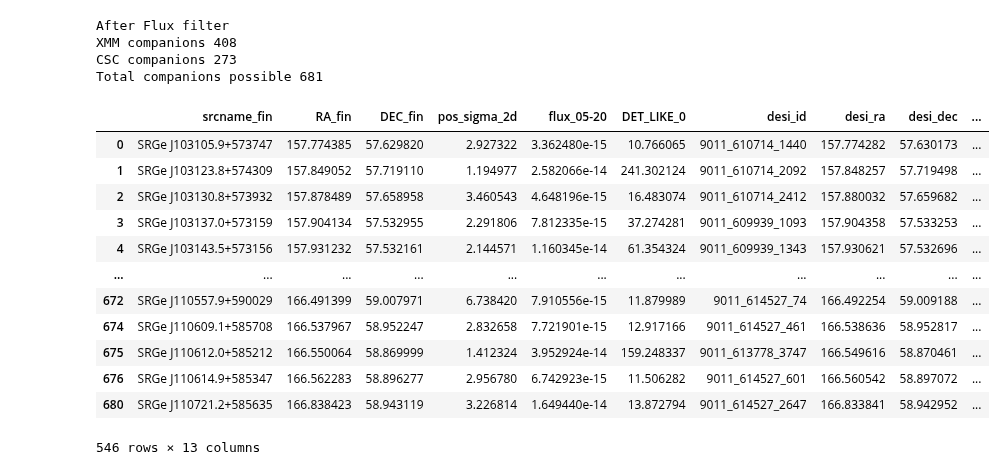
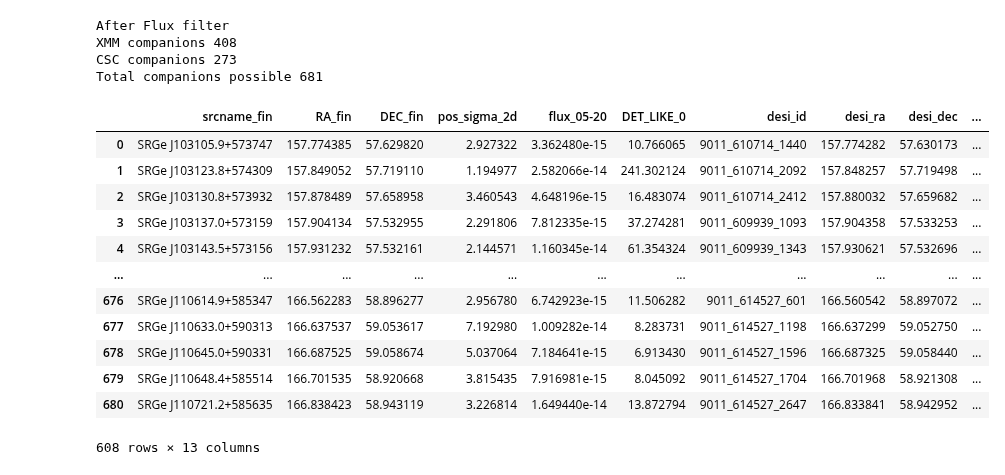
Before and after one commit to SergeiDBykov/lockman_hole, a Jupyter notebook: 2_desi-validation-catalog/1_validation-counterparts.ipynb, the cells around one changed output. Saved outputs shown, nothing was run; the diff lists cells and outputs as text; code cells hidden in the pictures.

```diff
--- a/2_desi-validation-catalog/1_validation-counterparts.ipynb
+++ b/2_desi-validation-catalog/1_validation-counterparts.ipynb
@@ -252,6 +186,5 @@ srg_names = {
 # Каталог ERO (9500)
 ero_df = pd.read_pickle(data_path+'ERO_lhpv_03_23_sd01_a15_g14.pkl') #TODO note the ero catalog that you are using!
 #ero_df = pd.read_pickle(data_path+'ERO_lhpv_03_23_sd01_a15_g14_orig.pkl')
-ero_df = xray_filtration(ero_df, DL_thresh=6, EL_thresh=6)
 ero_df.sample(5)
 # %% [output]
@@ -564,39 +495,38 @@ n_desi_ctps = final_ctps.groupby('srcname_fin')['desi_id'].transform(lambda x: l
 final_ctps['n_desi_ctps'] = n_desi_ctps
 
 
 final_ctps = final_ctps.query('( n_x_ray_det == 1 ) | ( n_x_ray_det==2 & n_desi_ctps == 1 )')
 ## final_ctps.query('( n_x_ray_det == 1 ) | ( n_x_ray_det==2 & n_desi_ctps == 1 )') - opposite of this
 
 
 final_ctps.drop_duplicates(subset=['srcname_fin', 'desi_id'], inplace=True)
 
 
 final_ctps = add_separation_columns(final_ctps, colname_ra1 = 'RA_fin', colname_dec1 = 'DEC_fin', colname_ra2 = 'desi_ra', colname_dec2 = 'desi_dec', colname = 'sep_ero_desi')
-#final_ctps_cut = final_ctps.query("sep_ero_desi/pos_sigma_2d<3.5")
-#print('CUT HAS BEEN MADE AT sep_ero_desi/pos_sigma_2d<3.5')
-final_ctps_cut = final_ctps.query("DET_LIKE_0>10")
+
+final_ctps_cut = final_ctps
 
 
 # #save final_ctps_csv to csv
 final_ctps_csv = final_ctps_cut[['srcname_fin', 'desi_id']]
 final_ctps_csv.rename(columns={'srcname_fin':'ID'}, inplace=True)
 final_ctps_csv.rename(columns={'desi_id':'desi_id_true_ctp'}, inplace=True)
 final_ctps_csv.ID = final_ctps_csv.ID.str.encode('utf-8')
 final_ctps_csv.desi_id_true_ctp = final_ctps_csv.desi_id_true_ctp.str.encode('utf-8')
 final_ctps_csv.to_pickle(data_path+'validation_ctps_ero_desi_lh_no_hostless.pkl')
 
 final_ctps_cut
 # %% [output]
 |  | srcname_fin | RA_fin | DEC_fin | pos_sigma_2d | flux_05-20 | DET_LIKE_0 | desi_id | desi_ra | desi_dec | ... |
 | 0 | SRGe J103105.9+573747 | 157.774385 | 57.629820 | 2.927322 | 3.362480e-15 | 10.766065 | 9011_610714_1440 | 157.774282 | 57.630173 | ... |
 | 1 | SRGe J103123.8+574309 | 157.849052 | 57.719110 | 1.194977 | 2.582066e-14 | 241.302124 | 9011_610714_2092 | 157.848257 | 57.719498 | ... |
 | 2 | SRGe J103130.8+573932 | 157.878489 | 57.658958 | 3.460543 | 4.648196e-15 | 16.483074 | 9011_610714_2412 | 157.880032 | 57.659682 | ... |
 | 3 | SRGe J103137.0+573159 | 157.904134 | 57.532955 | 2.291806 | 7.812335e-15 | 37.274281 | 9011_609939_1093 | 157.904358 | 57.533253 | ... |
 | 4 | SRGe J103143.5+573156 | 157.931232 | 57.532161 | 2.144571 | 1.160345e-14 | 61.354324 | 9011_609939_1343 | 157.930621 | 57.532696 | ... |
 | ... | ... | ... | ... | ... | ... | ... | ... | ... | ... | ... |
-| 672 | SRGe J110557.9+590029 | 166.491399 | 59.007971 | 6.738420 | 7.910556e-15 | 11.879989 | 9011_614527_74 | 166.492254 | 59.009188 | ... |
-| 674 | SRGe J110609.1+585708 | 166.537967 | 58.952247 | 2.832658 | 7.721901e-15 | 12.917166 | 9011_614527_461 | 166.538636 | 58.952817 | ... |
-| 675 | SRGe J110612.0+585212 | 166.550064 | 58.869999 | 1.412324 | 3.952924e-14 | 159.248337 | 9011_613778_3747 | 166.549616 | 58.870461 | ... |
 | 676 | SRGe J110614.9+585347 | 166.562283 | 58.896277 | 2.956780 | 6.742923e-15 | 11.506282 | 9011_614527_601 | 166.560542 | 58.897072 | ... |
+| 677 | SRGe J110633.0+590313 | 166.637537 | 59.053617 | 7.192980 | 1.009282e-14 | 8.283731 | 9011_614527_1198 | 166.637299 | 59.052750 | ... |
+| 678 | SRGe J110645.0+590331 | 166.687525 | 59.058674 | 5.037064 | 7.184641e-15 | 6.913430 | 9011_614527_1596 | 166.687325 | 59.058440 | ... |
+| 679 | SRGe J110648.4+585514 | 166.701535 | 58.920668 | 3.815435 | 7.916981e-15 | 8.045092 | 9011_614527_1704 | 166.701968 | 58.921308 | ... |
 | 680 | SRGe J110721.2+585635 | 166.838423 | 58.943119 | 3.226814 | 1.649440e-14 | 13.872794 | 9011_614527_2647 | 166.833841 | 58.942952 | ... |
-546 rows × 13 columns
+608 rows × 13 columns
```
Also changed, not shown: parts of 11 cells of this notebook, 11 other files.
